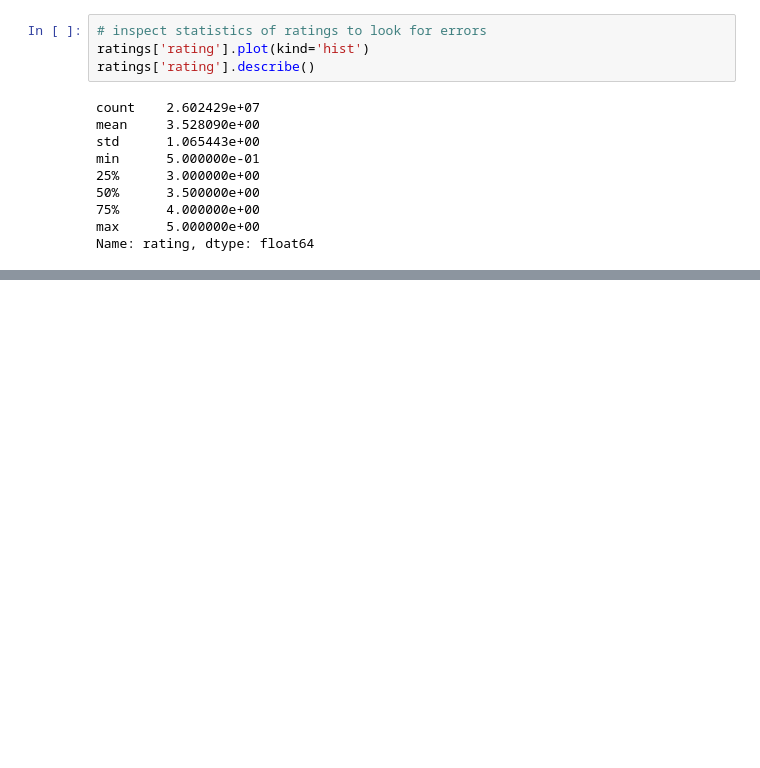
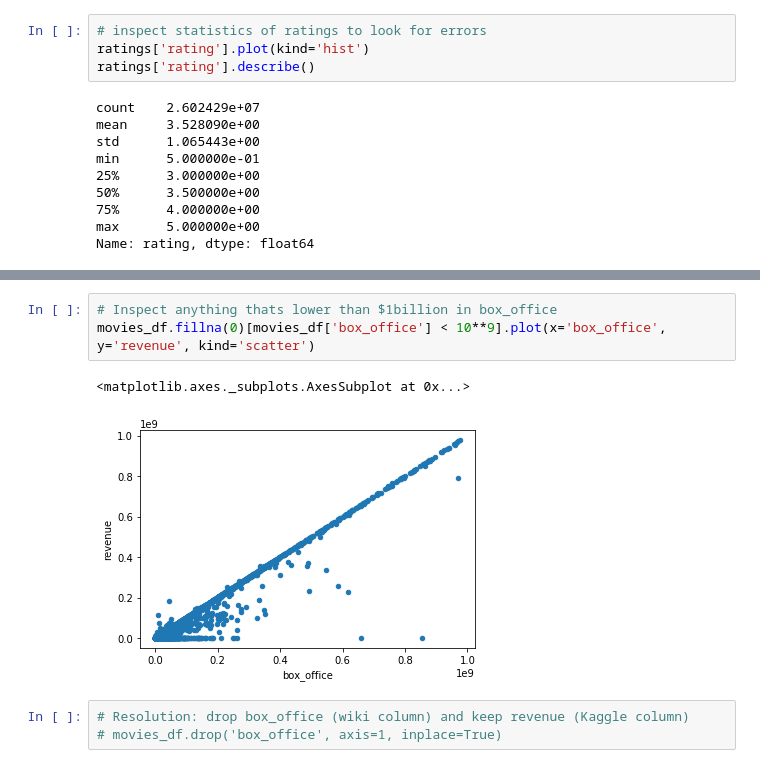
Before and after one commit to damianperreira/Movies-ETL, a Jupyter notebook: wiki_movies.ipynb, the cells around one changed output, grey strips where cells are left out. Drawn from its saved outputs; the diff is of its cells as text; blank space fills up the shorter version.

```diff
--- a/wiki_movies.ipynb
+++ b/wiki_movies.ipynb
@@ -859,0 +960,9 @@ Name: rating, dtype: float64
+# %%
+# Inspect anything thats lower than $1billion in box_office
+movies_df.fillna(0)[movies_df['box_office'] < 10**9].plot(x='box_office', y='revenue', kind='scatter')
+# %% [output]
+<matplotlib.axes._subplots.AxesSubplot at 0x...>
+[figure, added]
+# %%
+# Resolution: drop box_office (wiki column) and keep revenue (Kaggle column)
+# movies_df.drop('box_office', axis=1, inplace=True)
```
Also changed, not shown: parts of 31 cells of this notebook.
